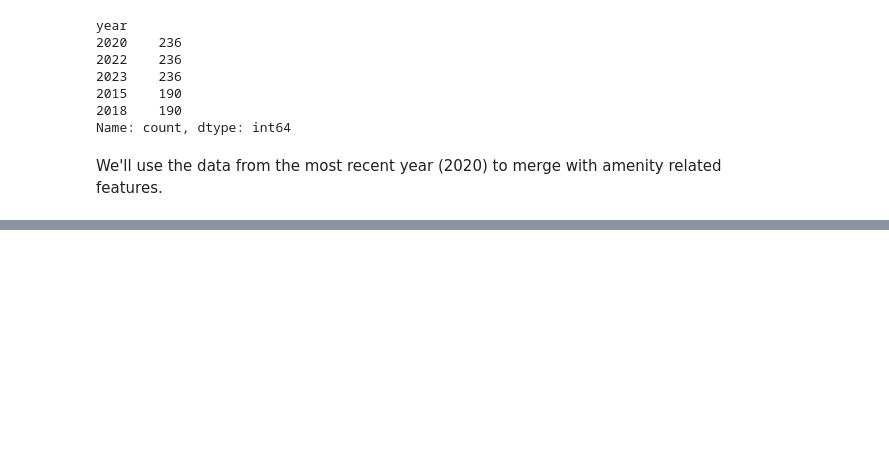
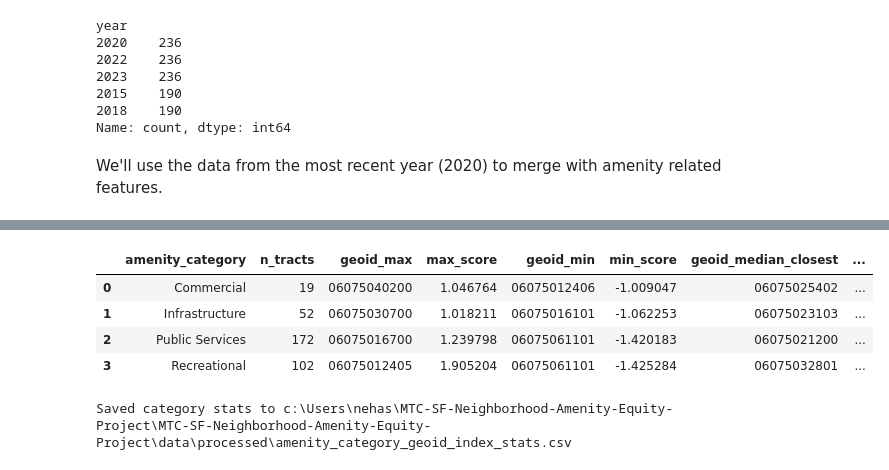
Before and after one commit to meganm2c/MTC-SF-Neighborhood-Amenity-Equity-Project, a Jupyter notebook: notebooks/amenity_index.ipynb, the cells around one changed output, grey strips where cells are left out. Drawn from its saved outputs; the diff is of its cells as text; code cells hidden in the pictures; blank space fills up the shorter version.

```diff
--- a/notebooks/amenity_index.ipynb
+++ b/notebooks/amenity_index.ipynb
@@ -132,0 +204,15 @@ KeyError: ('GEOID', 'gross_sq_ft', 'amenity_category')
+# %%
+merged_df_std["index_score"] = 0.3 * merged_df_std["gross_sq_ft_std"] + \
+                               0.15 * merged_df_std["gini_index_std"] + \
+                               0.15 * merged_df_std["white/non_hispanic_std"] + \
+                               0.05 * merged_df_std["poverty_count_std"] + \
+                               0.15 * merged_df_std["transit_commuters_std"] + \
+                               0.2 * merged_df_std["population_total_std"]
+
+# display first few rows of index scores
+display(merged_df_std[["GEOID", "amenity_category", "index_score"]].head())
+
+# save to CSV for review
+out_path = repo_root / "data" / "processed" / "amenity_category_geoid_index_detailed.csv"
+merged_df_std.to_csv(out_path, index=False)
+print(f"Saved category stats to {out_path}")
@@ -132,0 +227,56 @@ KeyError: ('GEOID', 'gross_sq_ft', 'amenity_category')
+# %%
+# compute mean index_score per GEOID within each amenity category
+geoid_scores = (
+    merged_df_std
+    .dropna(subset=["index_score", "GEOID", "amenity_category"])
+    .groupby(["amenity_category", "GEOID"], as_index=False)["index_score"]
+    .mean()
+    .rename(columns={"index_score": "mean_index_score"})
+)
+
+# helper to get GEOID closest to a target value
+def _closest_geoid(df, target_col, value):
+    df = df.copy()
+    df["abs_diff"] = (df[target_col] - value).abs()
+    row = df.loc[df["abs_diff"].idxmin()]
+    return row["GEOID"], row[target_col]
+
+rows = []
+for cat, grp in geoid_scores.groupby("amenity_category", sort=True):
+    n_tracts = grp["GEOID"].nunique()
+    # max
+    idx_max = grp["mean_index_score"].idxmax()
+    geoid_max = grp.loc[idx_max, "GEOID"]
+    max_score = grp.loc[idx_max, "mean_index_score"]
+    # min
+    idx_min = grp["mean_index_score"].idxmin()
+    geoid_min = grp.loc[idx_min, "GEOID"]
+    min_score = grp.loc[idx_min, "mean_index_score"]
+    # median value and closest GEOID
+    median_val = grp["mean_index_score"].median()
+    geoid_med, med_score = _closest_geoid(grp, "mean_index_score", median_val)
+    rows.append({
+        "amenity_category": cat,
+        "n_tracts": int(n_tracts),
+        "geoid_max": str(geoid_max),
+        "max_score": float(max_score),
+        "geoid_min": str(geoid_min),
+        "min_score": float(min_score),
+        "geoid_median_closest": str(geoid_med),
+        "median_score_value": float(med_score)
+    })
+
+category_stats_df = pd.DataFrame(rows).sort_values("amenity_category").reset_index(drop=True)
+
+# display results and save to CSV for review
+display(category_stats_df)
+out_path = repo_root / "data" / "processed" / "amenity_category_geoid_index_stats.csv"
+category_stats_df.to_csv(out_path, index=False)
+print(f"Saved category stats to {out_path}")
+# %% [output]
+|  | amenity_category | n_tracts | geoid_max | max_score | geoid_min | min_score | geoid_median_closest | ... |
+| 0 | Commercial | 19 | 06075040200 | 1.046764 | 06075012406 | -1.009047 | 06075025402 | ... |
+| 1 | Infrastructure | 52 | 06075030700 | 1.018211 | 06075016101 | -1.062253 | 06075023103 | ... |
+| 2 | Public Services | 172 | 06075016700 | 1.239798 | 06075061101 | -1.420183 | 06075021200 | ... |
+| 3 | Recreational | 102 | 06075012405 | 1.905204 | 06075061101 | -1.425284 | 06075032801 | ... |
+Saved category stats to c:\Users\nehas\MTC-SF-Neighborhood-Amenity-Equity-Project\MTC-SF-Neighborhood-Amenity-Equity-Project\data\processed\amenity_category_geoid_index_stats.csv
```
Also changed, not shown: parts of 7 cells of this notebook, 2 other files.
